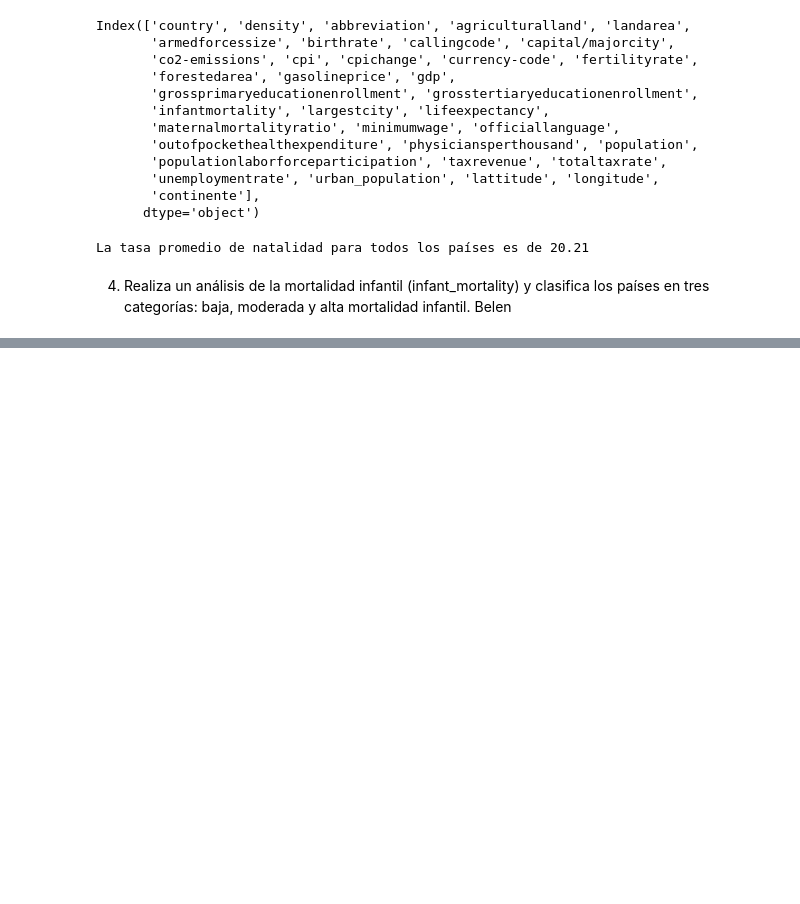
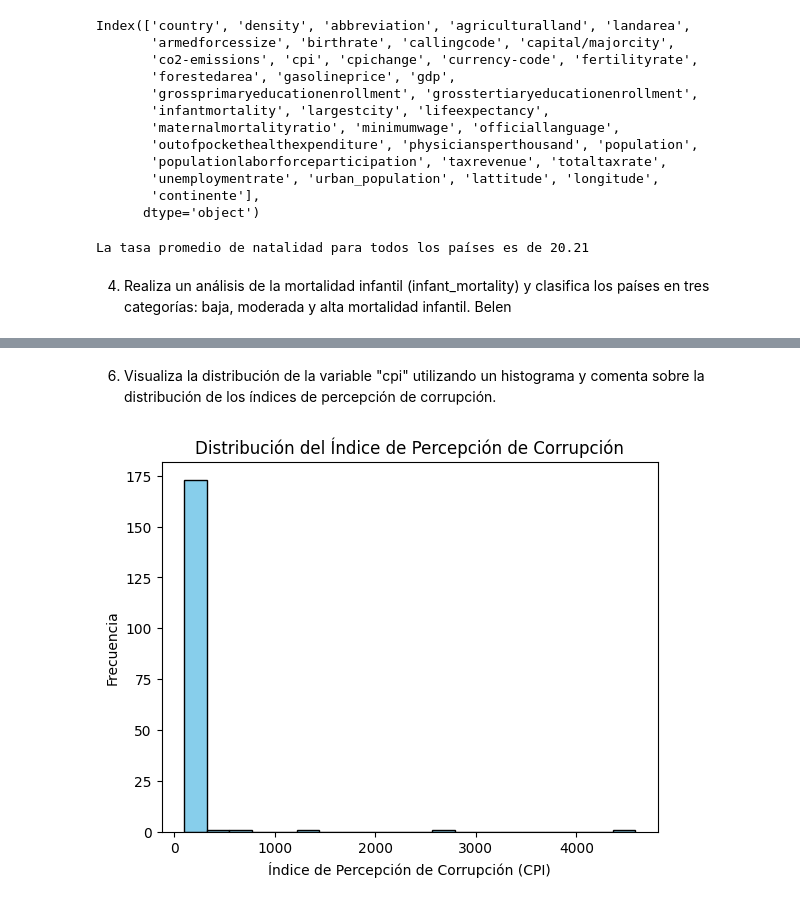
Before and after one commit to Adalab/da-promo-F-modulo3-sprint2-pairprogramming-Ana-Belen, a Jupyter notebook: Pair_estadistica_descriptiva.ipynb, the cells around one changed output, grey strips where cells are left out. Cells and saved outputs as stored; diff of their text form; code cells hidden in the pictures; blank space fills up the shorter version.

```diff
--- a/Pair_estadistica_descriptiva.ipynb
+++ b/Pair_estadistica_descriptiva.ipynb
@@ -148,0 +184,12 @@ sns.histplot(x = "infantmortality",
+# %% [markdown]
+6. Visualiza la distribución de la variable "cpi" utilizando un histograma y comenta sobre la distribución de los índices de percepción de corrupción.
+# %%
+
+plt.hist(df['cpi'], bins=20, color='skyblue', edgecolor='black')
+plt.xlabel('Índice de Percepción de Corrupción (CPI)')
+plt.ylabel('Frecuencia')
+plt.title('Distribución del Índice de Percepción de Corrupción')
+
+plt.show()
+# %% [output]
+[figure, added]
```
Also changed, not shown: parts of 6 cells of this notebook.
